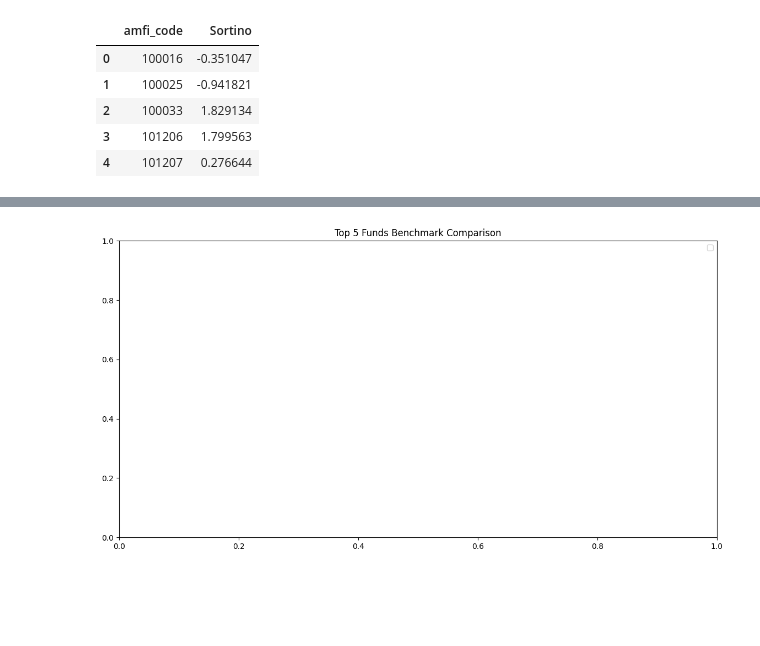
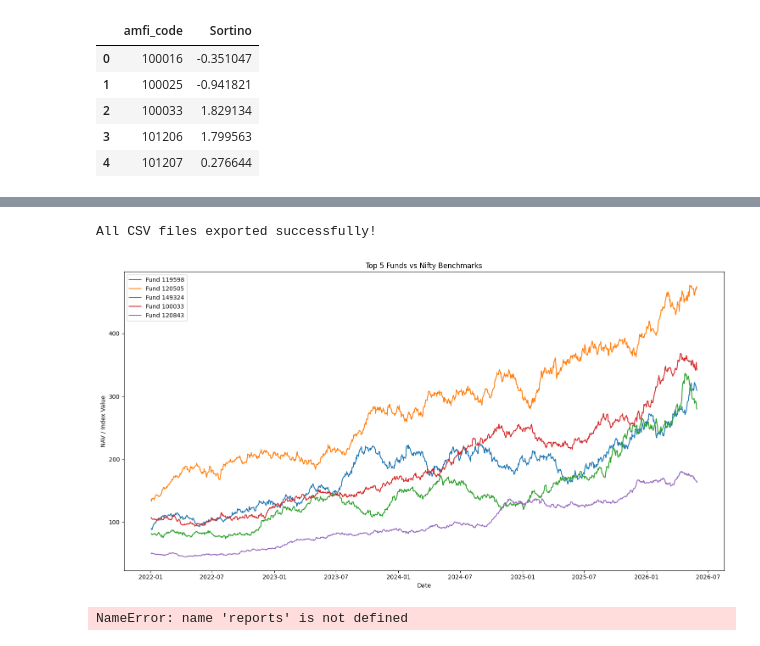
Before and after one commit to sanskaaar01/mutual-fund-analytics, a Jupyter notebook: notebooks/Performance_Analytics.ipynb, the cells around one changed output, grey strips where cells are left out. Drawn from its saved outputs; the diff is of its cells as text; code cells hidden in the pictures; blank space fills up the shorter version.

Commit message:
Day 4: Fund performance analytics complete

```diff
--- a/notebooks/Performance_Analytics.ipynb
+++ b/notebooks/Performance_Analytics.ipynb
@@ -297,0 +369,8 @@ scorecard.head()
+# %%
+scorecard = scorecard.merge(
+    tracking_error_df,
+    on="amfi_code",
+    how="left"
+)
+
+scorecard.head()
@@ -305,33 +391,63 @@ alpha_beta_df.to_csv(
     "../reports/alpha_beta.csv",
     index=False
 )
+
+tracking_error_df.to_csv(
+    "../reports/tracking_error.csv",
+    index=False
+)
+
+print("All CSV files exported successfully!")
+# %% [output]
+All CSV files exported successfully!
 # %%
-top5 = scorecard.head(5)["amfi_code"]
+top5 = scorecard.nlargest(5, "Score")["amfi_code"]
 
-plt.figure(figsize=(14,7))
+plt.figure(figsize=(15,8))
 
 for code in top5:
 
     temp = nav[
-        nav["amfi_code"]==code
+        nav["amfi_code"] == code
     ]
 
     plt.plot(
         temp["date"],
         temp["nav"],
-        label=str(code)
+        label=f"Fund {code}"
     )
+
+# Plot Nifty 50 and Nifty 100
+for idx in benchmark["index_name"].unique():
+
+    if "Nifty" in str(idx):
+
+        temp = benchmark[
+            benchmark["index_name"] == idx
+        ]
+
+        plt.plot(
+            temp["date"],
+            temp["close_value"],
+            linestyle="--",
+            linewidth=2,
+            label=idx
+        )
+
+plt.title("Top 5 Funds vs Nifty Benchmarks")
+plt.xlabel("Date")
+plt.ylabel("NAV / Index Value")
 
 plt.legend()
 
-plt.title(
-    "Top 5 Funds Benchmark Comparison"
-)
+plt.tight_layout()
 
-plt.savefig(
-    "../reports/charts/benchmark_comparison.png"
-)
+plt.savefig("../reports/charts/benchmark_comparison.png")
 
 plt.show()
 # %% [output]
-[figure, old version]
+[figure, new version]
+# %%
+reports/charts/benchmark_comparison.png
+# %% [output]
+NameError: name 'reports' is not defined
```
Also changed, not shown: parts of 9 cells of this notebook, 4 other files.
